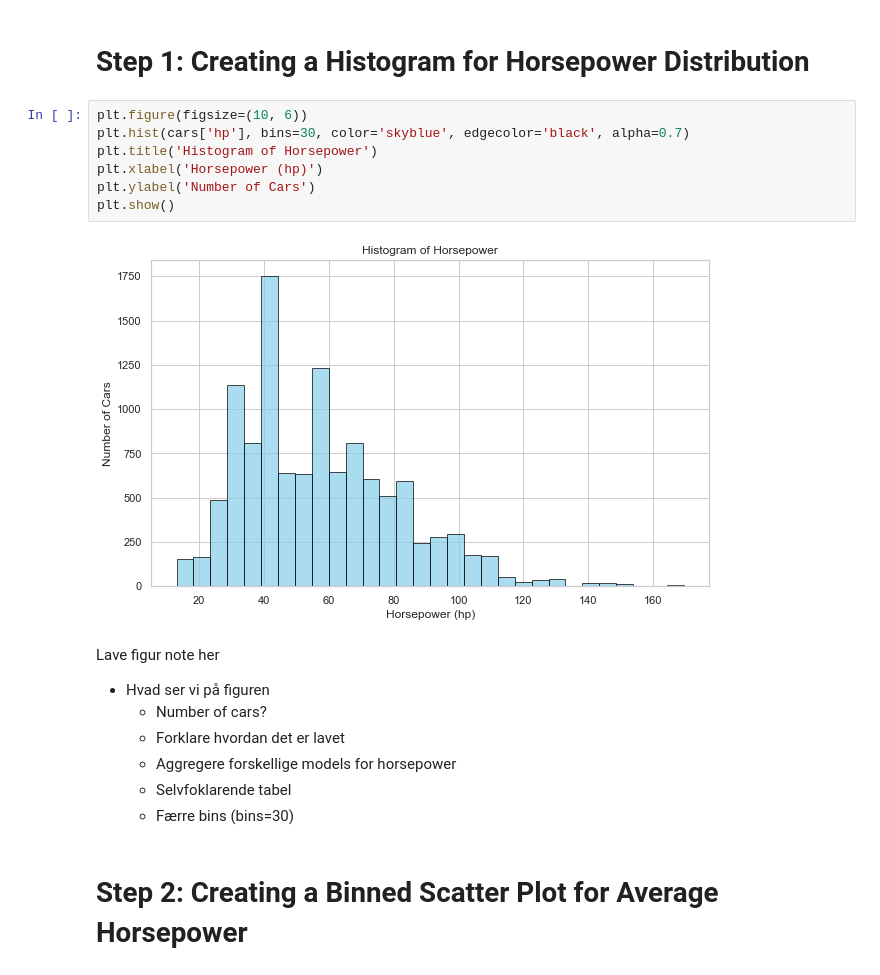
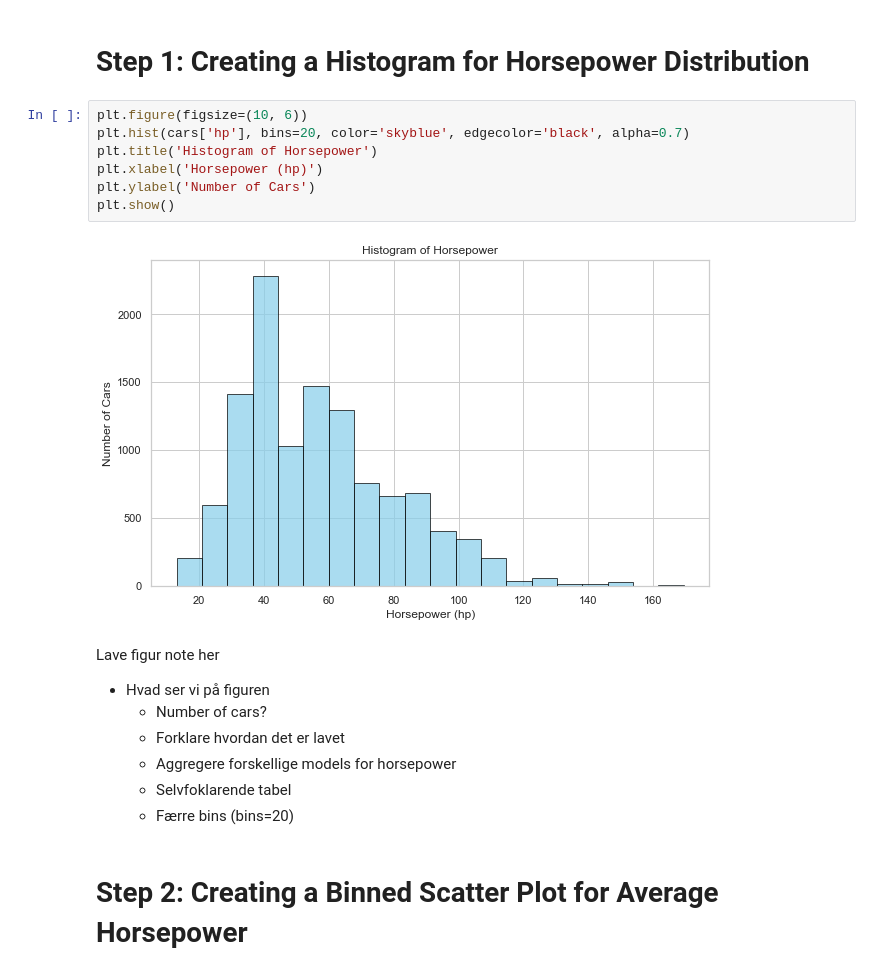
Before and after one commit to Mert264/Bachelorproject, a Jupyter notebook: Bachelorprojekt.ipynb, the cells around one changed output. Saved outputs shown, nothing was run; the diff lists cells and outputs as text.

```diff
--- a/Bachelorprojekt.ipynb
+++ b/Bachelorprojekt.ipynb
@@ -260,13 +225,13 @@ Denne figur ser ud til at vise gennemsnitlig markedsandel fordelt på forskellig
 # Step 1: Creating a Histogram for Horsepower Distribution
 # %%
 plt.figure(figsize=(10, 6))
-plt.hist(cars['hp'], bins=30, color='skyblue', edgecolor='black', alpha=0.7)
+plt.hist(cars['hp'], bins=20, color='skyblue', edgecolor='black', alpha=0.7)
 plt.title('Histogram of Horsepower')
 plt.xlabel('Horsepower (hp)')
 plt.ylabel('Number of Cars')
 plt.show()
 # %% [output]
-[figure, old version]
+[figure, new version]
 # %% [markdown]
 Lave figur note her
 - Hvad ser vi på figuren
@@ -274,7 +239,7 @@ Lave figur note her
     - Forklare hvordan det er lavet
     - Aggregere forskellige models for horsepower
     - Selvfoklarende tabel
-    - Færre bins (bins=30)
+    - Færre bins (bins=20)
 # %% [markdown]
 # Step 2: Creating a Binned Scatter Plot for Average Horsepower
 # %%
```
Also changed, not shown: parts of 40 cells of this notebook.
